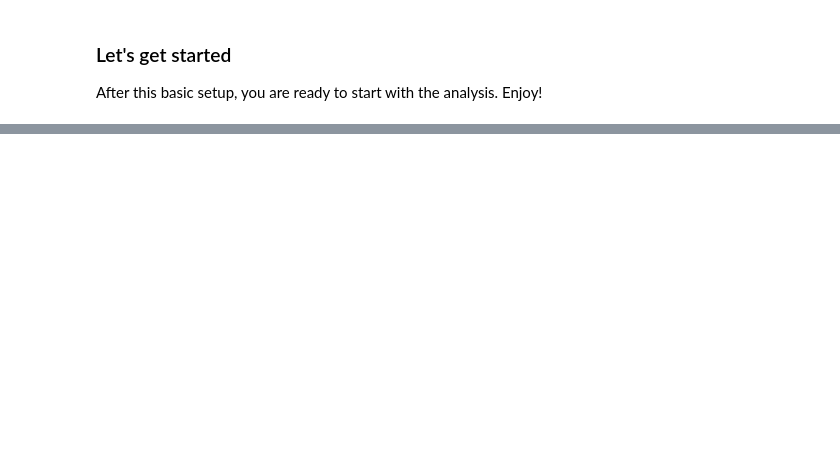
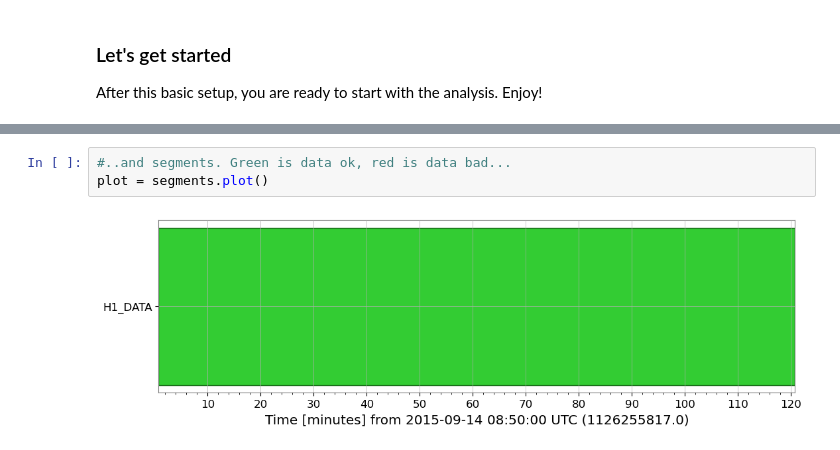
Before and after one commit to hussainkitagawa/experience---gw-data-analysis, a Jupyter notebook: code/sample_gw_analysis_notebook.ipynb, the cells around one changed output, grey strips where cells are left out. Drawn from its saved outputs; the diff is of its cells as text; blank space fills up the shorter version.

```diff
--- a/code/sample_gw_analysis_notebook.ipynb
+++ b/code/sample_gw_analysis_notebook.ipynb
@@ -90,0 +144,5 @@ After this basic setup, you are ready to start with the analysis. Enjoy!
+# %%
+#..and segments. Green is data ok, red is data bad...
+plot = segments.plot()
+# %% [output]
+[figure, added]
```
Also changed, not shown: parts of 14 cells of this notebook, 18 other files.
